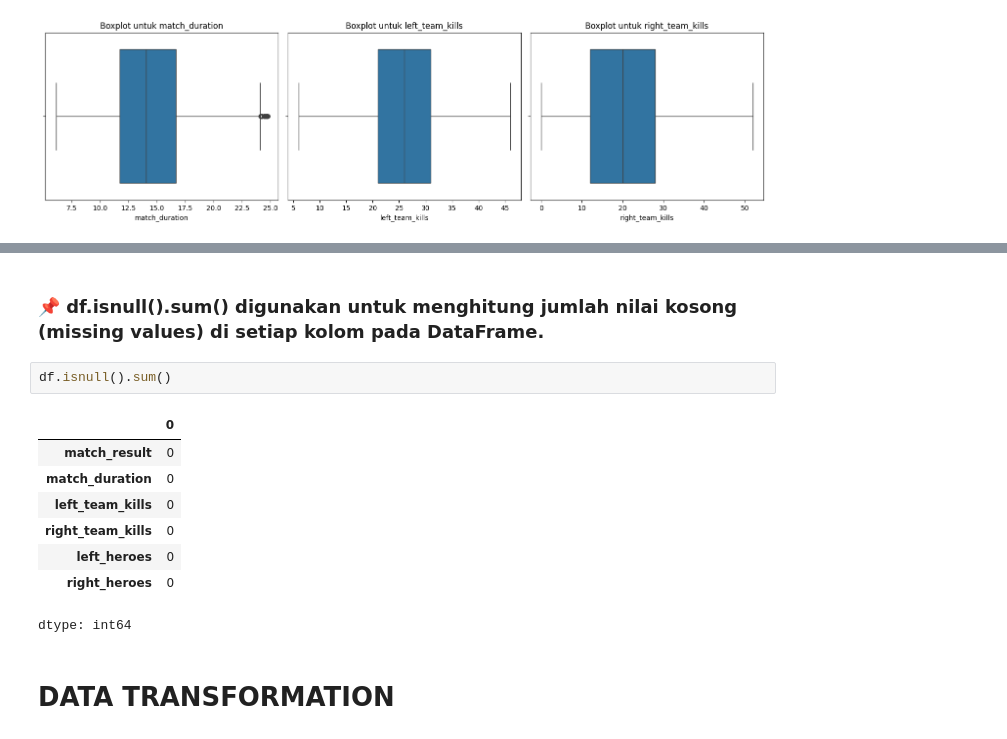
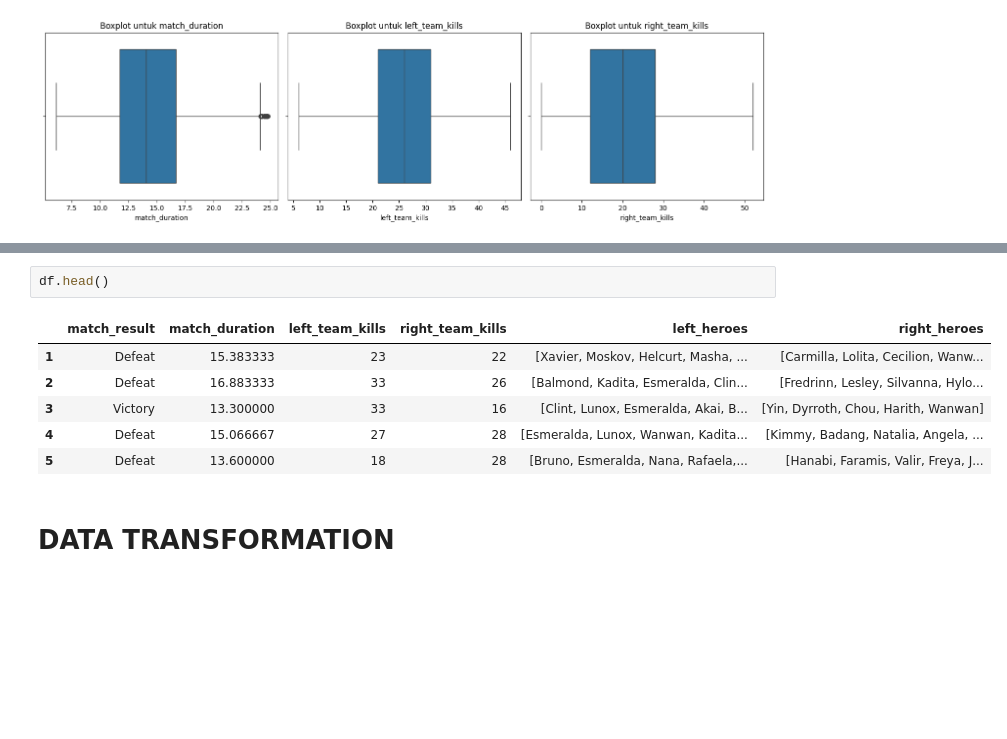
Before and after one commit to renasyan/datmin-tubes-mlbb, a Jupyter notebook: TUBES_DATMIN_MOBILE_LEGEND.ipynb, the cells around one changed output, grey strips where cells are left out. Saved outputs shown, nothing was run; the diff lists cells and outputs as text; blank space fills up the shorter version.

```diff
--- a/TUBES_DATMIN_MOBILE_LEGEND.ipynb
+++ b/TUBES_DATMIN_MOBILE_LEGEND.ipynb
@@ -172,16 +207,12 @@ df_sampled
-# %% [markdown]
-### 📌 df.isnull().sum() digunakan untuk menghitung jumlah nilai kosong (missing values) di setiap kolom pada DataFrame.
-# %%
-df.isnull().sum()
-# %% [output]
-|  | 0 |
-| match_result | 0 |
-| match_duration | 0 |
-| left_team_kills | 0 |
-| right_team_kills | 0 |
-| left_heroes | 0 |
-| right_heroes | 0 |
-dtype: int64
+# %%
+df.head()
+# %% [output]
+|  | match_result | match_duration | left_team_kills | right_team_kills | left_heroes | right_heroes |
+| 1 | Defeat | 15.383333 | 23 | 22 | [Xavier, Moskov, Helcurt, Masha, ... | [Carmilla, Lolita, Cecilion, Wanw... |
+| 2 | Defeat | 16.883333 | 33 | 26 | [Balmond, Kadita, Esmeralda, Clin... | [Fredrinn, Lesley, Silvanna, Hylo... |
+| 3 | Victory | 13.300000 | 33 | 16 | [Clint, Lunox, Esmeralda, Akai, B... | [Yin, Dyrroth, Chou, Harith, Wanwan] |
+| 4 | Defeat | 15.066667 | 27 | 28 | [Esmeralda, Lunox, Wanwan, Kadita... | [Kimmy, Badang, Natalia, Angela, ... |
+| 5 | Defeat | 13.600000 | 18 | 28 | [Bruno, Esmeralda, Nana, Rafaela,... | [Hanabi, Faramis, Valir, Freya, J... |
 # %% [markdown]
 # DATA TRANSFORMATION
 # %% [markdown]
```
Also changed, not shown: parts of 33 cells of this notebook.
